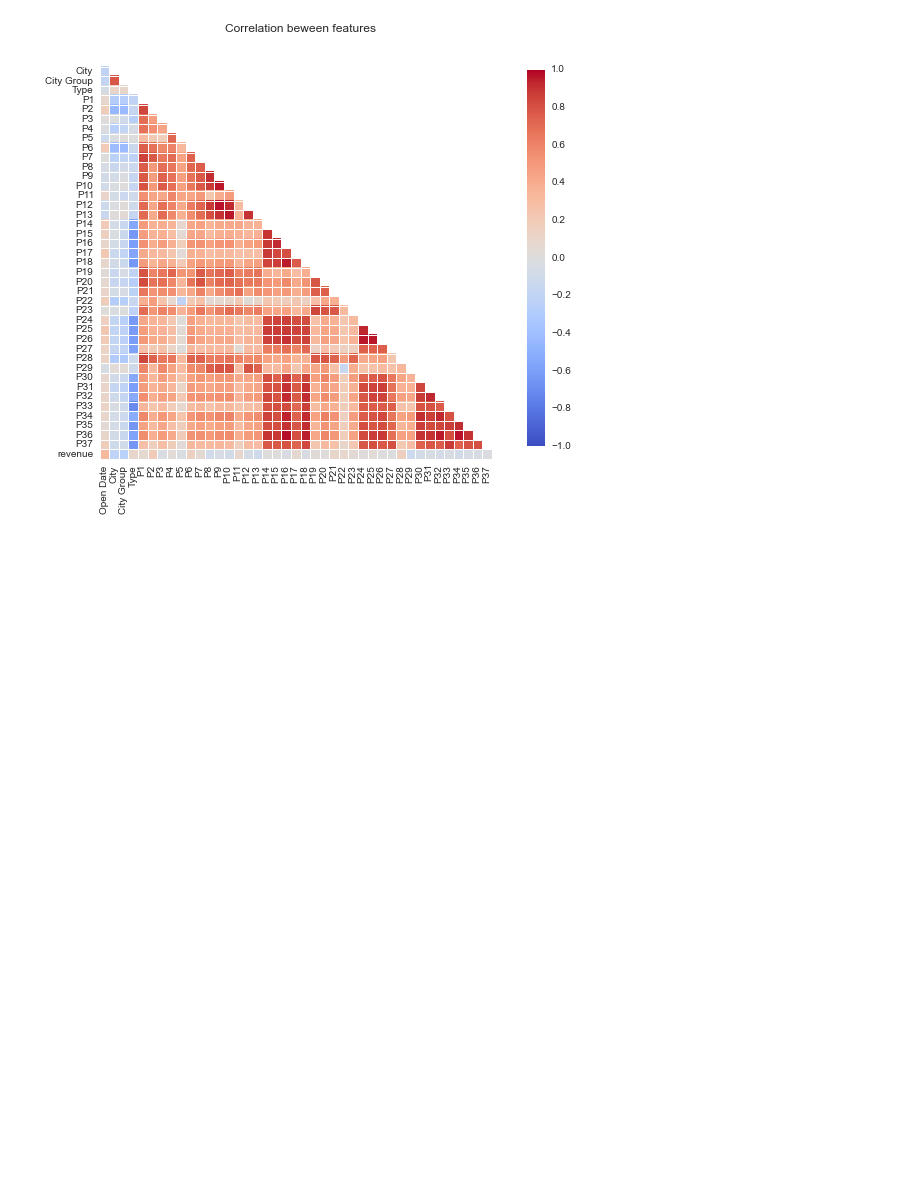
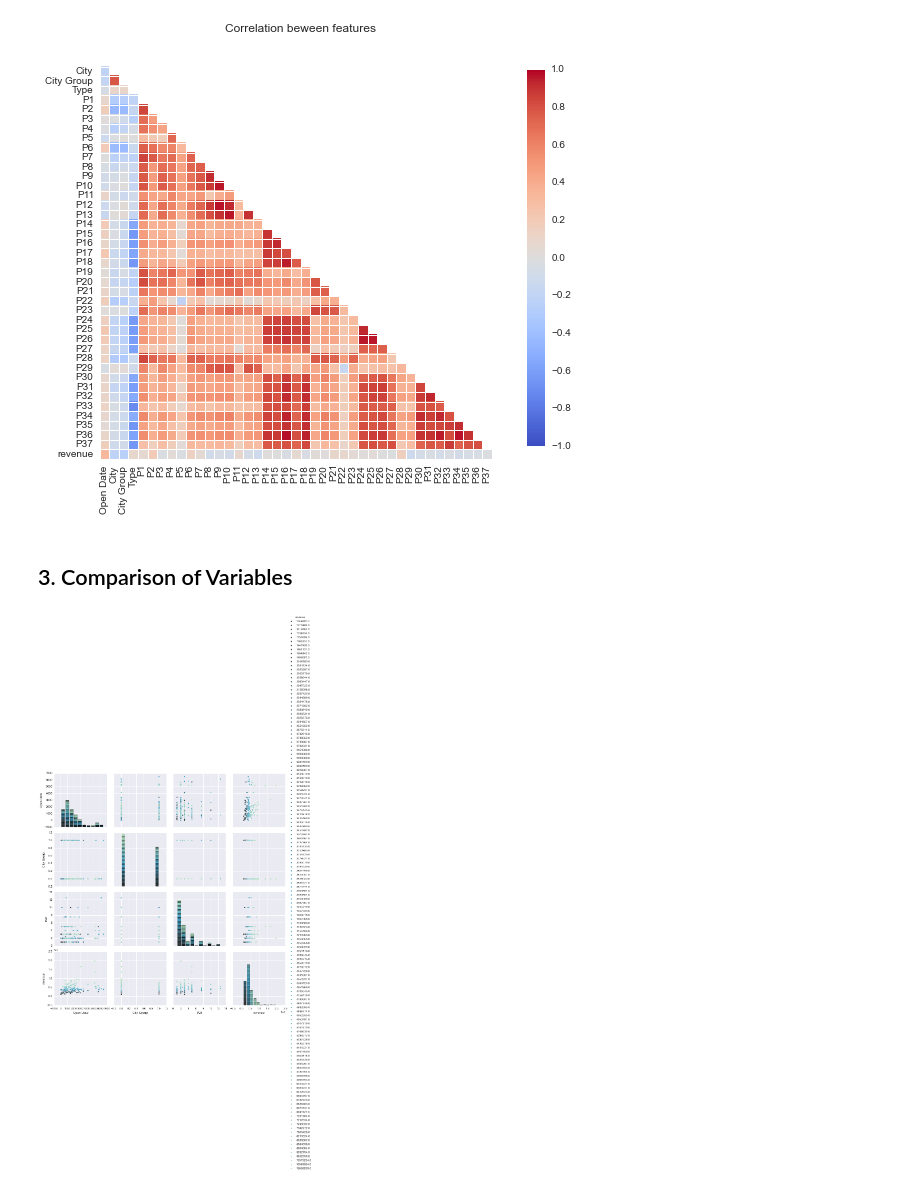
Before and after one commit to hxwang/revenue-prediction, a Jupyter notebook: data/visualize_data.ipynb, the cells around one changed output. Cells and saved outputs as stored; diff of their text form; code cells hidden in the pictures; blank space fills up the shorter version.

Commit message:
plot variables against revenue

```diff
--- a/data/visualize_data.ipynb
+++ b/data/visualize_data.ipynb
@@ -11,6 +11,10 @@ import numpy as np
 import seaborn as sns
 from IPython.display import Image
 import pandas as pd
+
+sns.set_palette("deep", desat=.6)
+sns.set_context(rc={"figure.figsize": (12, 10)})
+sns.set_style("darkgrid")
 
 # file name
 train = 'train.csv'
@@ -59,3 +63,10 @@ plt.title('Correlation beween features')
 plt.show()
 # %% [output]
 [figure]
+# %% [markdown]
+## 3. Comparison of Variables
+# %%
+pairs = ['Open Date', 'City Group', 'P28', 'revenue']
+g = sns.pairplot(pd_all_train[pairs], hue="revenue", palette="GnBu_d")
+# %% [output]
+[figure, added]
```
Also changed, not shown: parts of 3 cells of this notebook.
